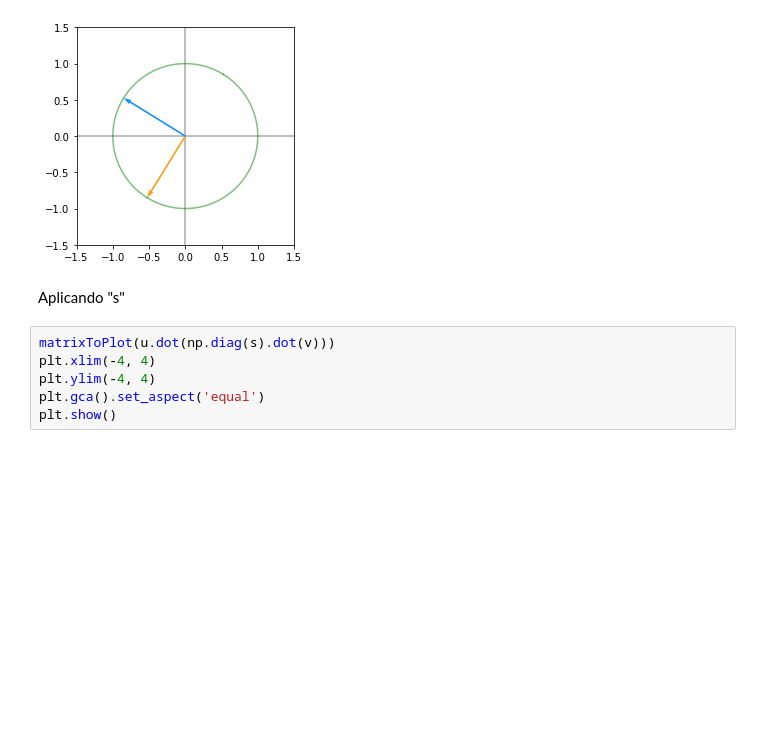
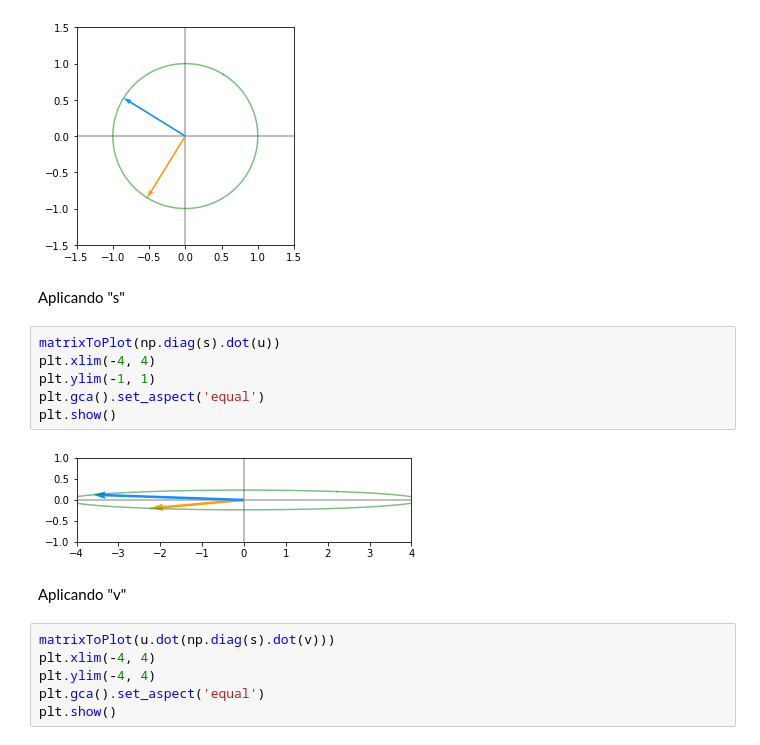
Before and after one commit to ldurazo/mcd-linear-algebra, a Jupyter notebook: notebooks/linalg-1.ipynb, the cells around one changed output. Drawn from its saved outputs; the diff is of its cells as text; blank space fills up the shorter version.

```diff
--- a/notebooks/linalg-1.ipynb
+++ b/notebooks/linalg-1.ipynb
@@ -61,6 +61,16 @@ plt.show()
 [figure]
 # %% [markdown]
 Aplicando "s"
+# %%
+matrixToPlot(np.diag(s).dot(u))
+plt.xlim(-4, 4)
+plt.ylim(-1, 1)
+plt.gca().set_aspect('equal')
+plt.show()
+# %% [output]
+[figure, added]
+# %% [markdown]
+Aplicando "v"
 # %%
 matrixToPlot(u.dot(np.diag(s).dot(v)))
 plt.xlim(-4, 4)
```
Also changed, not shown: parts of 2 cells of this notebook.
